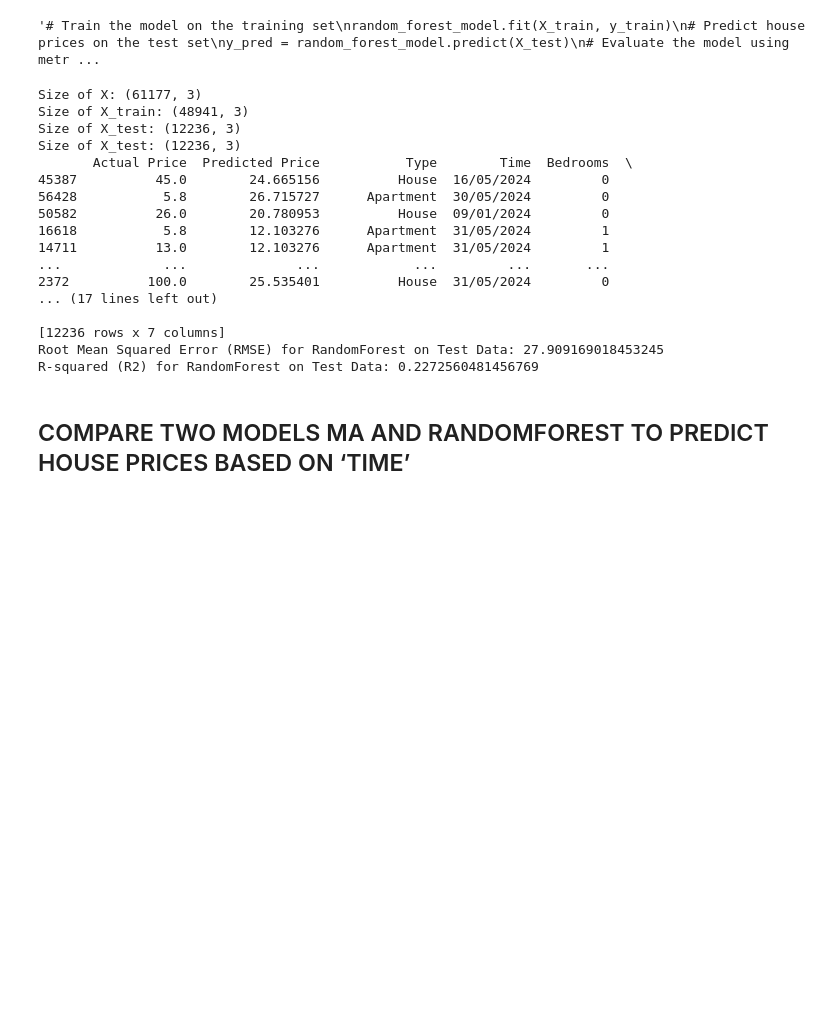
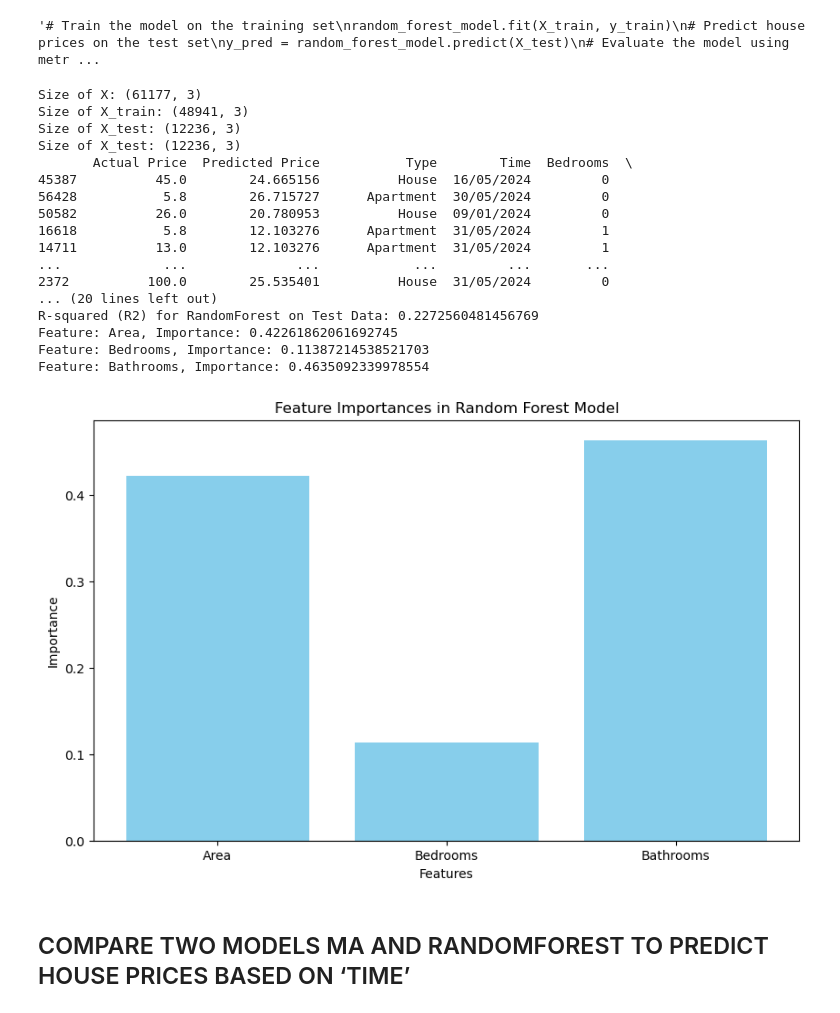
Before and after one commit to huytam2022/API, a Jupyter notebook: Data_Preprocessing_&_Cleaning.ipynb, the cells around one changed output. Drawn from its saved outputs; the diff is of its cells as text; code cells hidden in the pictures; blank space fills up the shorter version.

```diff
--- a/Data_Preprocessing_&_Cleaning.ipynb
+++ b/Data_Preprocessing_&_Cleaning.ipynb
@@ -669,7 +688,6 @@ import pandas as pd
 from sklearn.model_selection import train_test_split
 from sklearn.ensemble import RandomForestRegressor
 from sklearn.metrics import mean_squared_error, r2_score
-from sklearn.tree import plot_tree
 import matplotlib.pyplot as plt
 
 # Giả sử clean_data là DataFrame đã được làm sạch
@@ -707,37 +725,51 @@ results_df = pd.DataFrame({
     'Bedrooms': X_test['Bedrooms'].values,
     'Bathrooms': X_test['Bathrooms'].values,
     'Area': X_test['Area'].values
 })
 
 # In kích thước của X_test
 print("Size of X_test:", X_test.shape)
 
 # In DataFrame chứa giá trị thực tế, giá trị dự đoán, 'Type', 'Time', 'Bedrooms', 'Bathrooms', và 'Area'
 print(results_df)
 
 # Đánh giá mô hình bằng các chỉ số như RMSE và R-squared
 rmse = mean_squared_error(y_test, y_pred, squared=False)
 r2 = r2_score(y_test, y_pred)
 print("Root Mean Squared Error (RMSE) for RandomForest on Test Data:", rmse)
 print("R-squared (R2) for RandomForest on Test Data:", r2)
+
+# In ra tầm quan trọng của các đặc trưng
+feature_importances = random_forest_model.feature_importances_
+for feature_name, importance in zip(X.columns, feature_importances):
+    print(f"Feature: {feature_name}, Importance: {importance}")
+
+# Trực quan hóa tầm quan trọng của các đặc trưng
+plt.figure(figsize=(10, 6))
+plt.bar(X.columns, feature_importances, color='skyblue')
+plt.xlabel('Features')
+plt.ylabel('Importance')
+plt.title('Feature Importances in Random Forest Model')
+plt.show()
 # %% [output]
 Size of X: (61177, 3)
 Size of X_train: (48941, 3)
 Size of X_test: (12236, 3)
 Size of X_test: (12236, 3)
        Actual Price  Predicted Price           Type        Time  Bedrooms  \
 45387          45.0        24.665156          House  16/05/2024         0
 56428           5.8        26.715727      Apartment  30/05/2024         0
 50582          26.0        20.780953          House  09/01/2024         0
 16618           5.8        12.103276      Apartment  31/05/2024         1
 14711          13.0        12.103276      Apartment  31/05/2024         1
 ...             ...              ...            ...         ...       ...
 2372          100.0        25.535401          House  31/05/2024         0
-... (17 lines left out)
-
-[12236 rows x 7 columns]
-Root Mean Squared Error (RMSE) for RandomForest on Test Data: 27.909169018453245
+... (20 lines left out)
 R-squared (R2) for RandomForest on Test Data: 0.2272560481456769
+Feature: Area, Importance: 0.42261862061692745
+Feature: Bedrooms, Importance: 0.11387214538521703
+Feature: Bathrooms, Importance: 0.4635092339978554
+[figure, added]
 # %% [markdown]
 ## COMPARE TWO MODELS MA AND RANDOMFOREST TO PREDICT HOUSE PRICES BASED ON ‘TIME’
 # %% [markdown]
```
Also changed, not shown: parts of 2 cells of this notebook.
